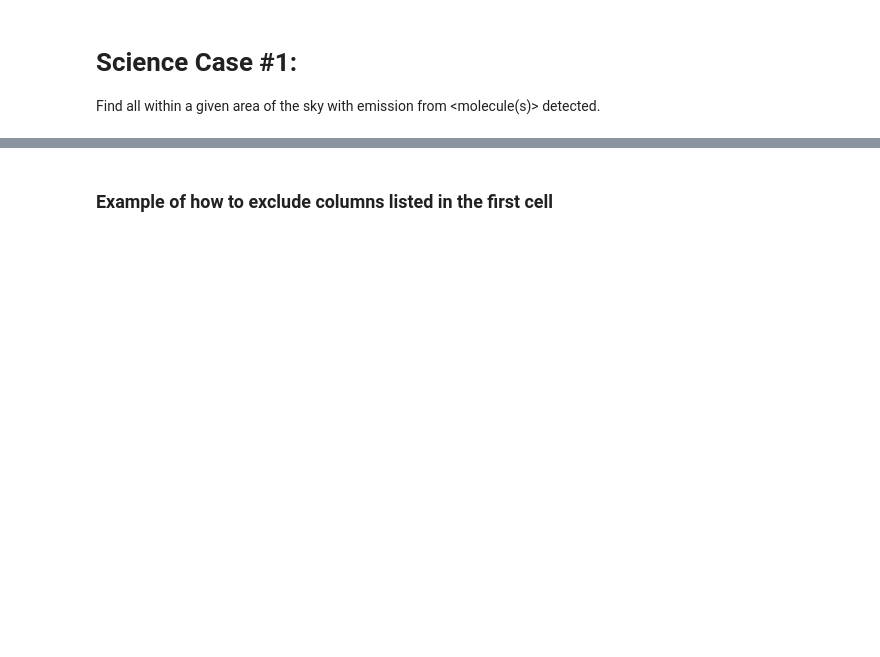
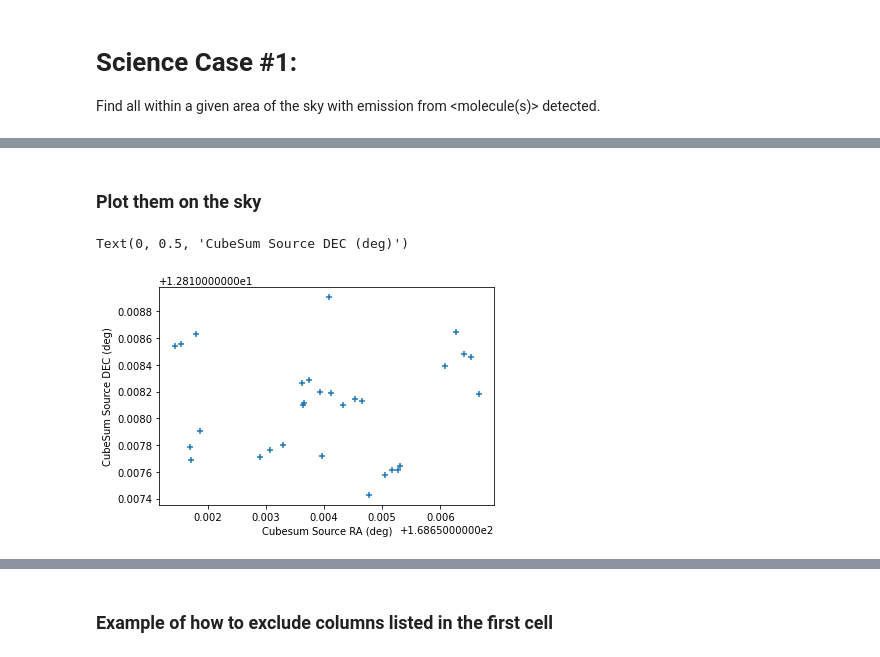
Before and after one commit to teuben/study7, a Jupyter notebook: notebooks/case1.ipynb, the cells around one changed output, grey strips where cells are left out. Cells and saved outputs as stored; diff of their text form; code cells hidden in the pictures; blank space fills up the shorter version.

```diff
--- a/notebooks/case1.ipynb
+++ b/notebooks/case1.ipynb
@@ -98,0 +209,9 @@ result[ci]
+# %% [markdown]
+### Plot them on the sky
+# %%
+plt.scatter(result['ra'],result['dec'],marker="+")  # note ra,dec = source; s_ra,s_dec = target
+plt.xlabel("Cubesum Source RA (deg)")
+plt.ylabel("CubeSum Source DEC (deg)")
+# %% [output]
+Text(0, 0.5, 'CubeSum Source DEC (deg)')
+[figure, added]
```
Also changed, not shown: parts of 64 cells of this notebook.
